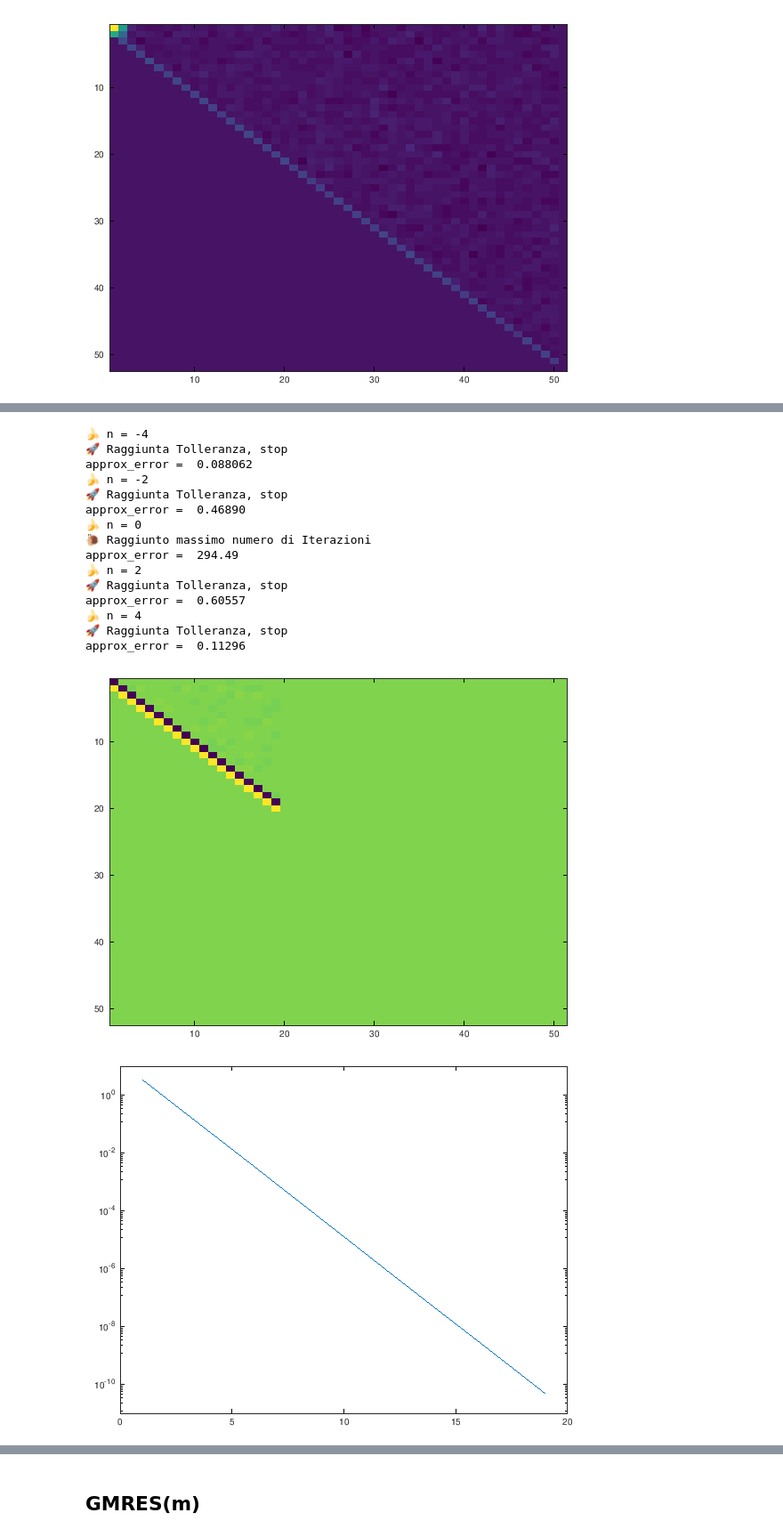
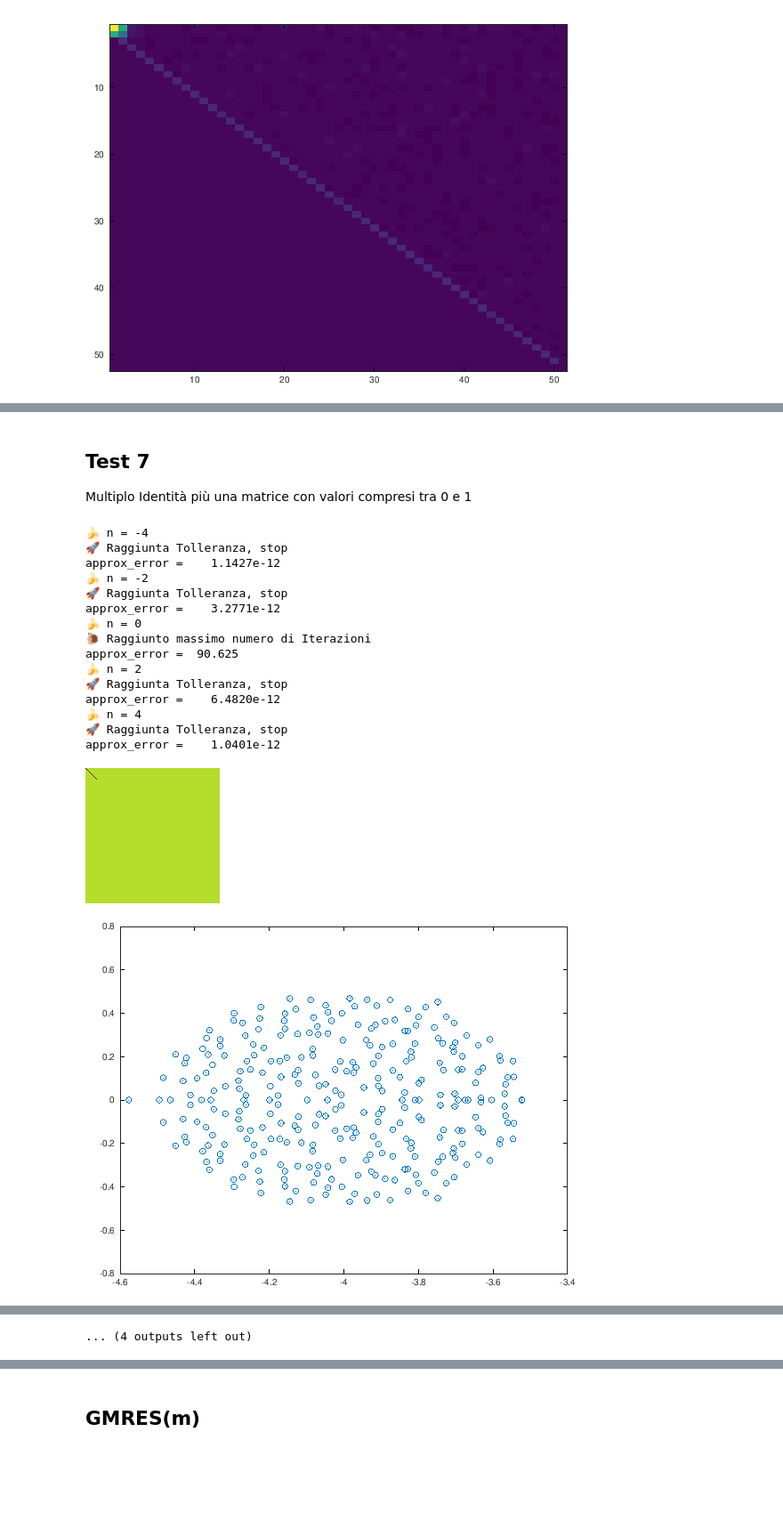
Before and after one commit to CristianCosci/GMRES, a Jupyter notebook: project/octave/octave_gmres.ipynb, the cells around one changed output, grey strips where cells are left out. Shown at 89% size. Drawn from its saved outputs; the diff is of its cells as text; code cells hidden in the pictures; blank space fills up the shorter version.

```diff
--- a/project/octave/octave_gmres.ipynb
+++ b/project/octave/octave_gmres.ipynb
@@ -192,0 +203,4 @@ semilogy(res);
+# %%
+x
+x_true = A\b
+max(x_true-x)
@@ -203,0 +342,7 @@ semilogy(res);
+# %%
+A = eye(300) * 5;
+
+[x, res] = mygmres(A, b, x0, 150, 1e-10);
+
+figure();
+semilogy(res);
@@ -203,0 +362,8 @@ semilogy(res);
+# %%
+[A, b, x0] = generateData(300, .5);
+A = A + eye(300)*5;
+
+[x, res] = mygmres(A, b, x0, 150, 1e-10);
+
+figure();
+semilogy(res);
@@ -203,0 +379,4 @@ semilogy(res);
+# %% [markdown]
+## Test 7
+
+Multiplo Identità più una matrice con valori compresi tra 0 e 1
@@ -204,33 +397,34 @@ semilogy(res);
 # %%
 for n = [-4 -2 0 2 4]
     figure();
     printf("🍌 n = %d\n", n)
 
-    [A, b, x0] = generateData2(200, n=n);
-    [x, res] = mygmres(A, b, x0, 50, 1e-10);
+    [A, b, x0] = generateData2(300, n=n);
+    [x, res] = mygmres(A, b, x0, 150, 1e-10);
 
     x_true = A\b;
     approx_error = max(x_true-x)
 
     figure();
-    title(["GMRES with n = " mat2str(n)]);
+    plot(eig(A), 'o');
+    figure();
     semilogy(res);
 end
 # %% [output]
 🍌 n = -4
 🚀 Raggiunta Tolleranza, stop
-approx_error =  0.088062
+approx_error =    1.1427e-12
 🍌 n = -2
 🚀 Raggiunta Tolleranza, stop
-approx_error =  0.46890
+approx_error =    3.2771e-12
 🍌 n = 0
 🐌 Raggiunto massimo numero di Iterazioni
-approx_error =  294.49
+approx_error =  90.625
 🍌 n = 2
 🚀 Raggiunta Tolleranza, stop
-approx_error =  0.60557
+approx_error =    6.4820e-12
 🍌 n = 4
 🚀 Raggiunta Tolleranza, stop
-approx_error =  0.11296
+approx_error =    1.0401e-12
-[figure, old version]
+[figure, new version]
-[figure, old version]
+[figure, new version]
@@ -244,0 +440 @@ approx_error =  0.11296
+... (4 outputs left out)
```
Also changed, not shown: parts of 43 cells of this notebook.
